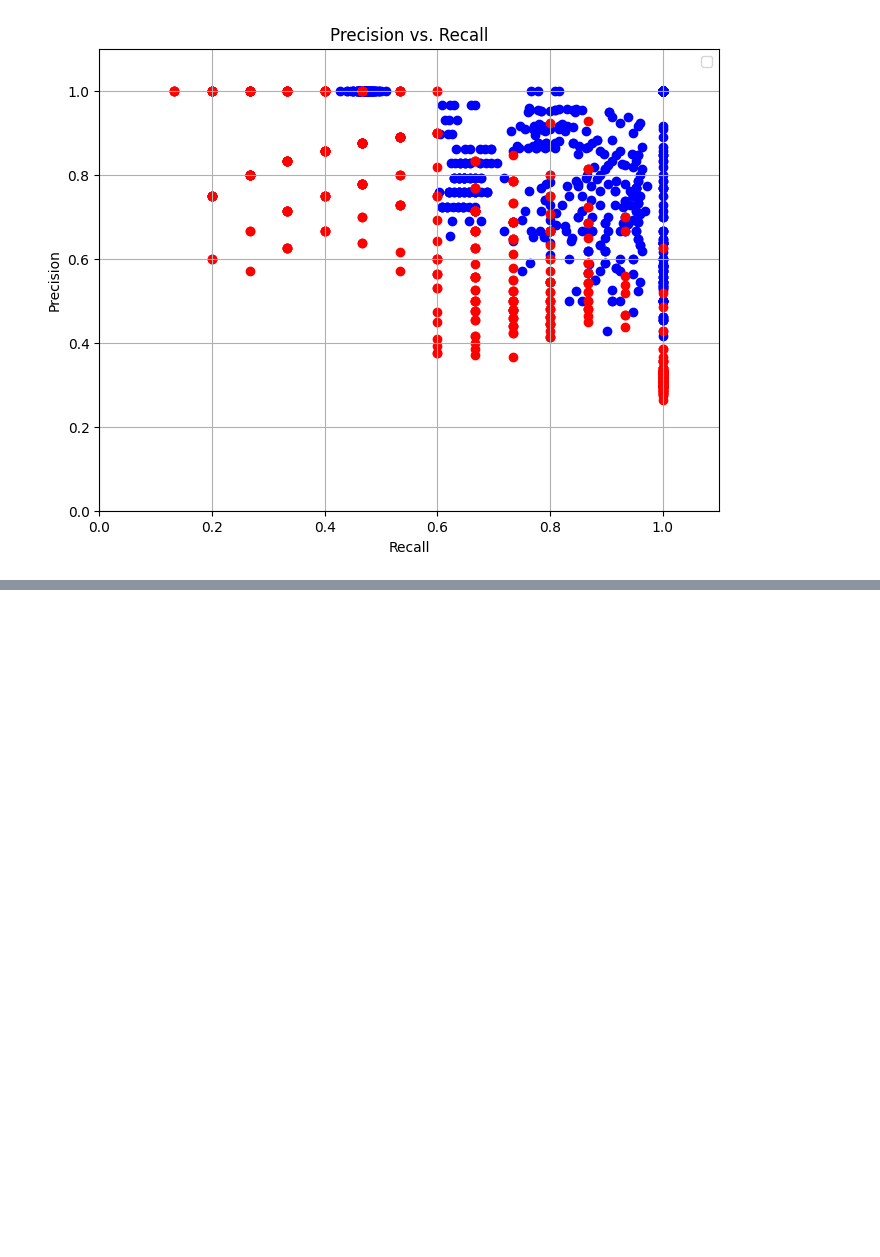
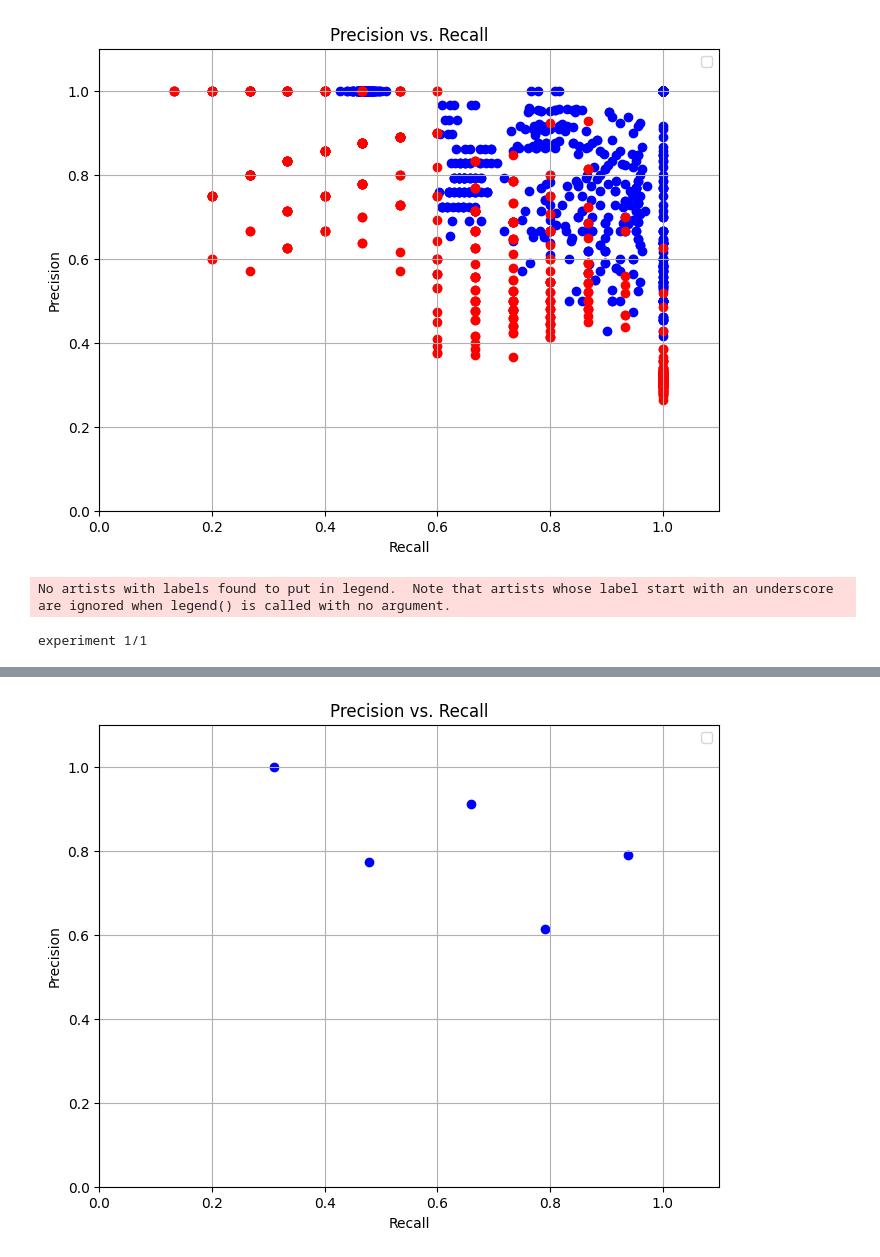
Before and after one commit to inagege/ImprovingSubgroupDiscovery, a Jupyter notebook: PRIM_Improvements/PRIM_Experiments_Prim_Improving_PRIM.ipynb, the cells around one changed output, grey strips where cells are left out. Drawn from its saved outputs; the diff is of its cells as text; code cells hidden in the pictures; blank space fills up the shorter version.

Commit message:
Added Results and Implementation for not using Train Test Split but the whole Data

```diff
--- a/PRIM_Improvements/PRIM_Experiments_Prim_Improving_PRIM.ipynb
+++ b/PRIM_Improvements/PRIM_Experiments_Prim_Improving_PRIM.ipynb
@@ -226,11 +226,11 @@ for z in range(number_of_repeats):
             data3.loc[len(data3)] = row
             labels3.loc[len(y)] = y[index]
 
-    prim_alg2 = prim_dens.PRIMdens(data3.values, labels3, alpha=0.1)
-    prim_alg2.fit()
-    precisions = prim_alg2.get_precisions()
-    recalls = prim_alg2.get_recalls()
-    boxes = prim_alg2.get_boxes()
+    prim_alg3 = prim_dens.PRIMdens(data3.values, labels3, alpha=0.1)
+    prim_alg3.fit()
+    precisions = prim_alg3.get_precisions()
+    recalls = prim_alg3.get_recalls()
+    boxes = prim_alg3.get_boxes()
 
     for index in range(len(precisions)):
         rec_train.append(precisions[index])
@@ -291,3 +291,39 @@ visualize_precision_and_recall(prec_train, rec_train, prec_test, rec_test)
 No artists with labels found to put in legend.  Note that artists whose label start with an underscore are ignored when legend() is called with no argument.
 <module 'matplotlib.pyplot' from '/Users/inagege/Documents/00_Uni/Bachelorarbeit/ImprovingSubgroupDiscovery/venv/lib/python3.9/site-packages/matplotlib/pyplot.py'>
 [figure]
+# %%
+#baseline normal dataset, not modified
+
+number_of_repeats = 1
+
+prec_baseline = []
+rec_baseline = []
+
+for i in range(number_of_repeats):
+    sys.stdout.write('\r' + 'experiment' + ' ' + str(i + 1) + '/' + str(number_of_repeats))
+
+
+    data = pd.read_csv('/Users/inagege/Documents/00_Uni/Bachelorarbeit/ImprovingSubgroupDiscovery/Data/Rozenberg et al 2014.csv')
+
+    scaler = MinMaxScaler()
+    data1 = data
+    data = scaler.fit_transform(data)
+    data = pd.DataFrame(data, index = data1.index, columns=data1.columns)
+
+    y = data['SSP1']
+    x = pd.DataFrame(data.drop(columns=['SSP1', 'SSP2', 'SSP3', 'SSP4', 'SSP5']))
+
+    prim_alg = prim_dens.PRIMdens(x.values, y, alpha=0.1)
+    prim_alg.fit()
+    precisions = prim_alg.get_precisions()
+    recalls = prim_alg.get_recalls()
+    boxes1 = prim_alg.get_boxes()
+
+    for index in range(len(precisions)):
+        rec_baseline.append(precisions[index])
+        prec_baseline.append(recalls[index])
+
+visualize_precision_and_recall(prec_baseline, rec_baseline, [], [])
+# %% [output]
+No artists with labels found to put in legend.  Note that artists whose label start with an underscore are ignored when legend() is called with no argument.
+experiment 1/1
@@ -293,0 +331 @@ No artists with labels found to put in legend.  Note that artists whose label st
+[figure, added]
```
Also changed, not shown: parts of 4 cells of this notebook, 17 other files.
